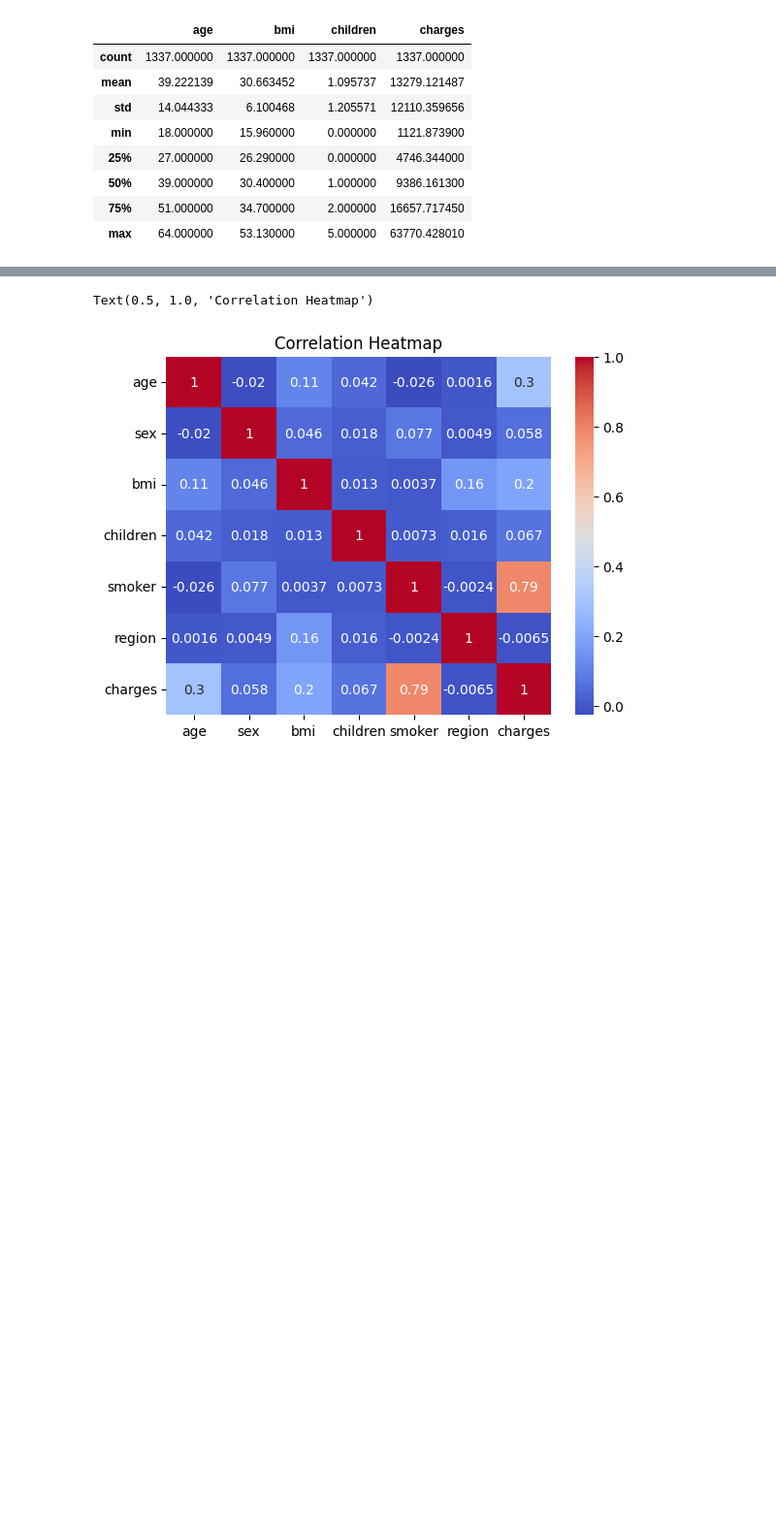
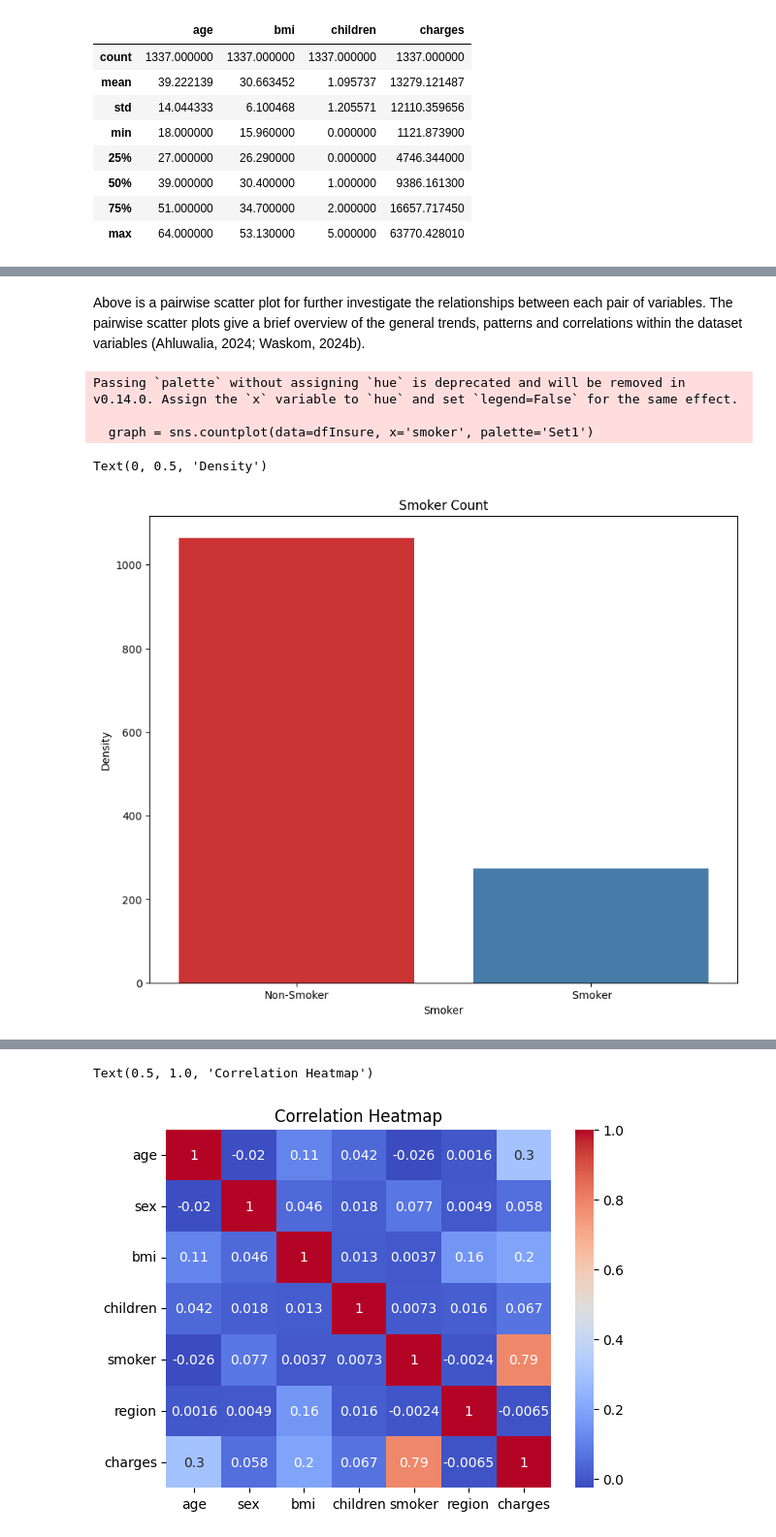
Before and after one commit to ST10158643/PDAN_POE, a Jupyter notebook: at_1.ipynb, the cells around one changed output, grey strips where cells are left out. Shown at 97% size. Cells and saved outputs as stored; diff of their text form; code cells hidden in the pictures; blank space fills up the shorter version.

```diff
--- a/at_1.ipynb
+++ b/at_1.ipynb
@@ -210,0 +217,20 @@ The mean $13 270 is much higher than the median charge $9 382, this indicates th
+# %% [markdown]
+Above is a pairwise scatter plot for further investigate the relationships between each pair of variables. The pairwise scatter plots give a brief overview of the general trends, patterns and correlations within the dataset variables (Ahluwalia, 2024; Waskom, 2024b).
+# %%
+# set the figure size for the plot
+plt.figure(figsize=(10,8))
+# graph assigned to seaborn countplot() method to create a count plot to visualize the distribution of  gender in the DataFrame
+# data = dfInsure to indicate the data to be used for the count
+# x = "sex" to set  the variable to be used for the x-axis
+# hue = "smoker" to specify the variable to be used for coloring the bars in the count plot
+graph = sns.countplot(data=dfInsure, x='smoker', palette='Set1')
+plt.xticks([0, 1], ['Non-Smoker',' Smoker'])
+plt.title('Smoker Count')
+plt.xlabel('Smoker')
+plt.ylabel('Density')
+# %% [output]
+Passing `palette` without assigning `hue` is deprecated and will be removed in v0.14.0. Assign the `x` variable to `hue` and set `legend=False` for the same effect.
+
+  graph = sns.countplot(data=dfInsure, x='smoker', palette='Set1')
+Text(0, 0.5, 'Density')
+[figure, added]
```
Also changed, not shown: parts of 28 cells of this notebook.
